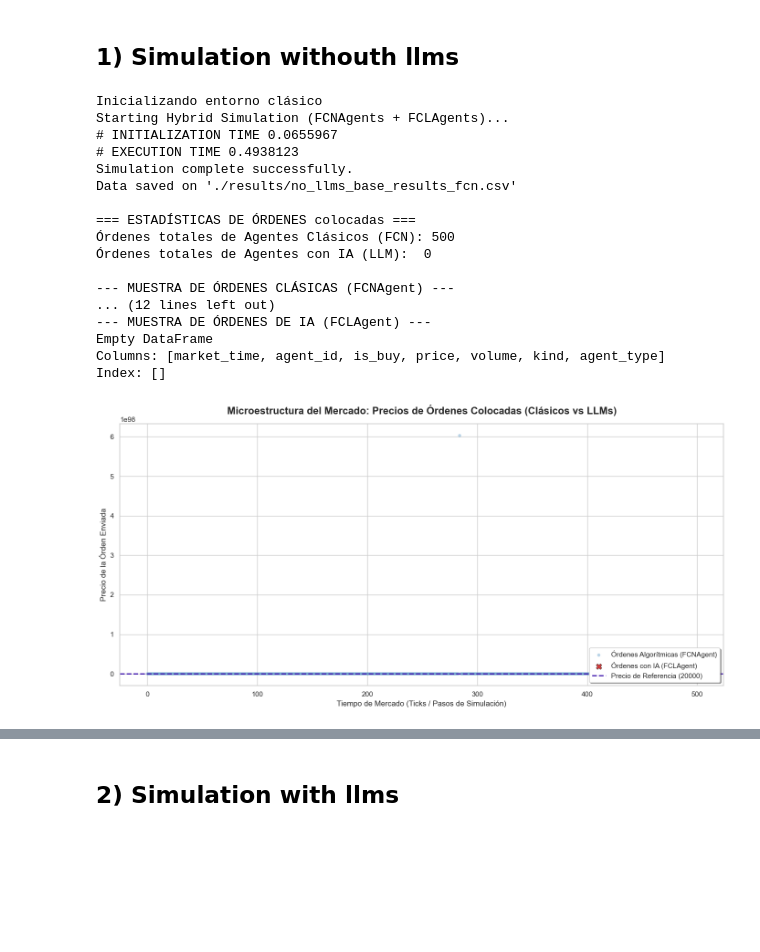
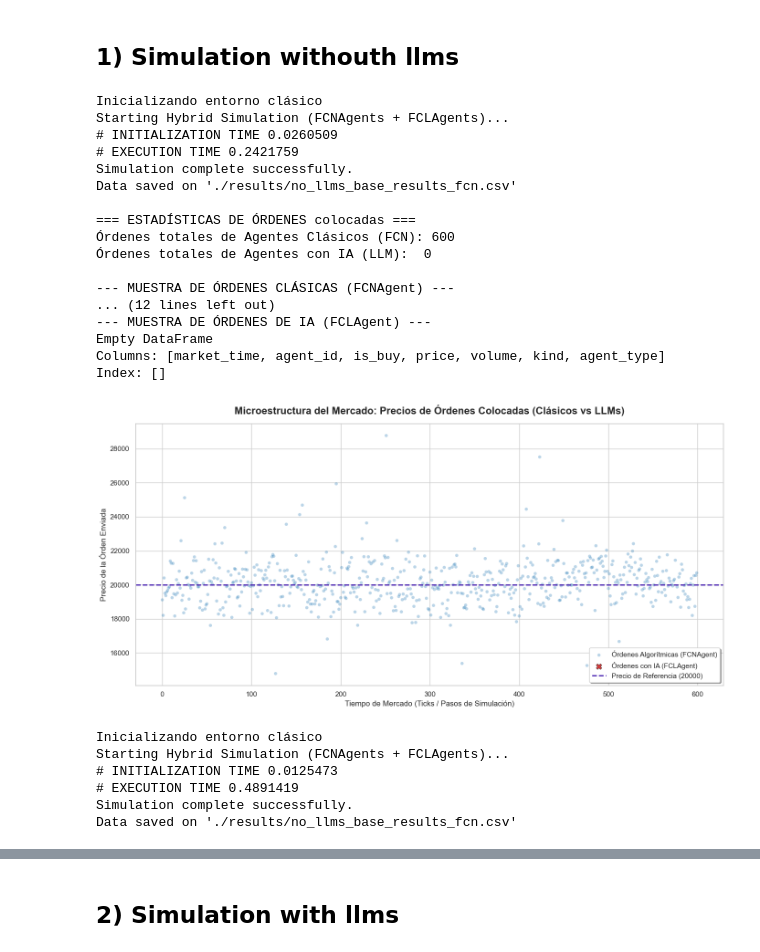
Before and after one commit to AlejoProjects/finance_agentic_simulation, a Jupyter notebook: main.ipynb, the cells around one changed output, grey strips where cells are left out. Saved outputs shown, nothing was run; the diff lists cells and outputs as text; code cells hidden in the pictures; blank space fills up the shorter version.

```diff
--- a/main.ipynb
+++ b/main.ipynb
@@ -64,31 +35,42 @@ Nvidia
 # Simulations
 # %% [markdown]
 ## 1) Simulation withouth llms
+# %%
+
+# Ignorar las advertencias de redondeo del tick size para limpiar la consola
+
+market_runner, market_logger = su.run_sim("./jsons/default.json","no_llms")
+llm_df,cls_df = su.agents_order_separation(market_runner,market_logger)
+dv.plot_agent_actions_vs_time(cls_df,llm_df,20000)
+# %% [output]
+Inicializando entorno clásico
+Starting Hybrid Simulation (FCNAgents + FCLAgents)...
+# INITIALIZATION TIME 0.0260509
+# EXECUTION TIME 0.2421759
+Simulation complete successfully.
+Data saved on './results/no_llms_base_results_fcn.csv'
+
+=== ESTADÍSTICAS DE ÓRDENES colocadas ===
+Órdenes totales de Agentes Clásicos (FCN): 600
+Órdenes totales de Agentes con IA (LLM):  0
+
+--- MUESTRA DE ÓRDENES CLÁSICAS (FCNAgent) ---
+... (12 lines left out)
+--- MUESTRA DE ÓRDENES DE IA (FCLAgent) ---
+Empty DataFrame
+Columns: [market_time, agent_id, is_buy, price, volume, kind, agent_type]
+Index: []
+[figure, added]
 # %%
 import warnings
 
 # Ignorar las advertencias de redondeo del tick size para limpiar la consola
 warnings.filterwarnings("ignore", category=UserWarning, module="pams.market")
 market_runner, market_logger = su.run_sim("./jsons/config.json","no_llms")
-
-llm_df,cls_df = su.agents_order_separation(market_runner,market_logger)
-dv.plot_agent_actions_vs_time(cls_df,llm_df,20000)
 # %% [output]
 Inicializando entorno clásico
 Starting Hybrid Simulation (FCNAgents + FCLAgents)...
-# INITIALIZATION TIME 0.0655967
-# EXECUTION TIME 0.4938123
+# INITIALIZATION TIME 0.0125473
+# EXECUTION TIME 0.4891419
 Simulation complete successfully.
 Data saved on './results/no_llms_base_results_fcn.csv'
-
-=== ESTADÍSTICAS DE ÓRDENES colocadas ===
-Órdenes totales de Agentes Clásicos (FCN): 500
-Órdenes totales de Agentes con IA (LLM):  0
-
---- MUESTRA DE ÓRDENES CLÁSICAS (FCNAgent) ---
-... (12 lines left out)
---- MUESTRA DE ÓRDENES DE IA (FCLAgent) ---
-Empty DataFrame
-Columns: [market_time, agent_id, is_buy, price, volume, kind, agent_type]
-Index: []
-[figure, removed]
```
Also changed, not shown: parts of 9 cells of this notebook.
